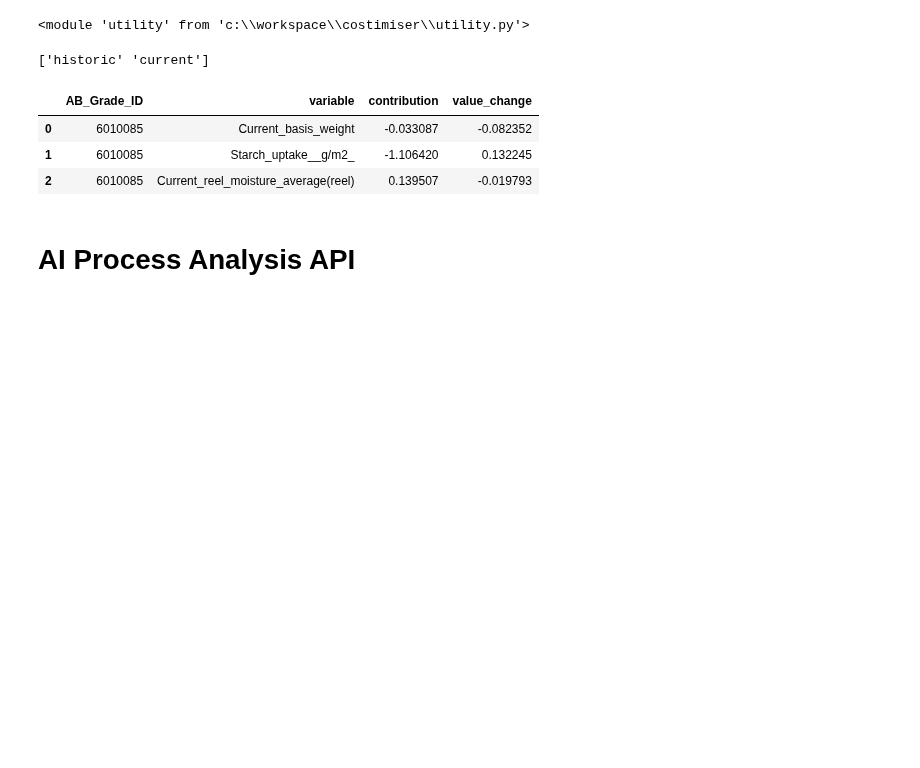
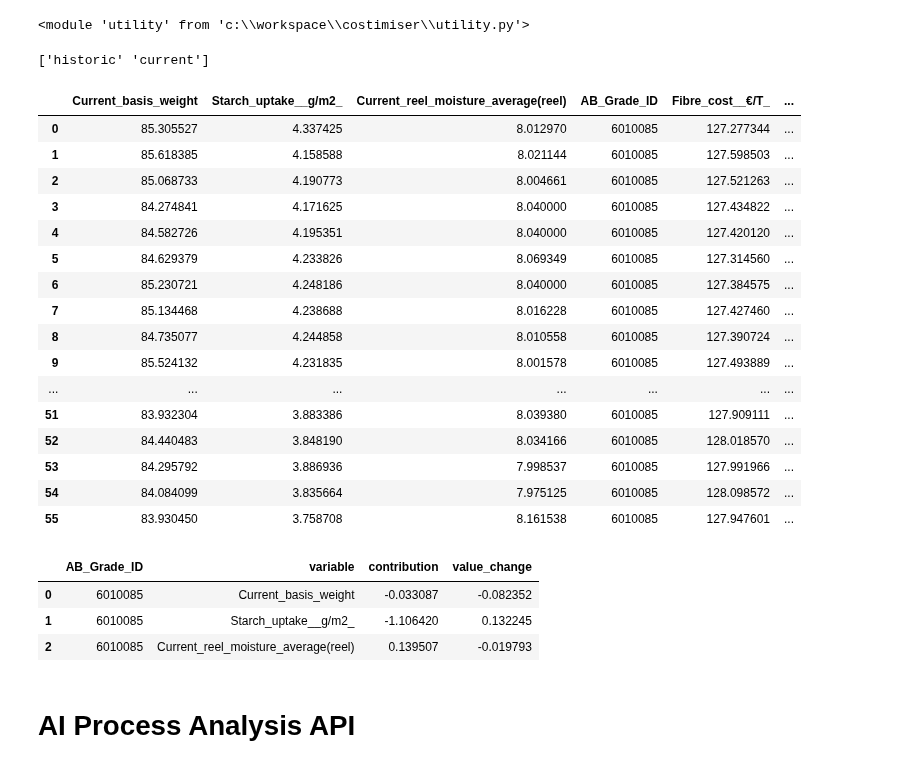
Before and after one commit to Miggon-dev/costimiser2, a Jupyter notebook: ai_process_analyst.ipynb, the cells around one changed output. Saved outputs shown, nothing was run; the diff lists cells and outputs as text; code cells hidden in the pictures; blank space fills up the shorter version.

```diff
--- a/ai_process_analyst.ipynb
+++ b/ai_process_analyst.ipynb
@@ -572,6 +1490,26 @@ for grade_drilldown in ["6010085", "3200115", "6010100", "6010120"][0:1]:
             fig.show()
 # %% [output]
 ['historic' 'current']
+# %%
+df1
+# %% [output]
+|  | Current_basis_weight | Starch_uptake__g/m2_ | Current_reel_moisture_average(reel) | AB_Grade_ID | Fibre_cost__€/T_ | ... |
+| 0 | 85.305527 | 4.337425 | 8.012970 | 6010085 | 127.277344 | ... |
+| 1 | 85.618385 | 4.158588 | 8.021144 | 6010085 | 127.598503 | ... |
+| 2 | 85.068733 | 4.190773 | 8.004661 | 6010085 | 127.521263 | ... |
+| 3 | 84.274841 | 4.171625 | 8.040000 | 6010085 | 127.434822 | ... |
+| 4 | 84.582726 | 4.195351 | 8.040000 | 6010085 | 127.420120 | ... |
+| 5 | 84.629379 | 4.233826 | 8.069349 | 6010085 | 127.314560 | ... |
+| 6 | 85.230721 | 4.248186 | 8.040000 | 6010085 | 127.384575 | ... |
+| 7 | 85.134468 | 4.238688 | 8.016228 | 6010085 | 127.427460 | ... |
+| 8 | 84.735077 | 4.244858 | 8.010558 | 6010085 | 127.390724 | ... |
+| 9 | 85.524132 | 4.231835 | 8.001578 | 6010085 | 127.493889 | ... |
+| ... | ... | ... | ... | ... | ... | ... |
+| 51 | 83.932304 | 3.883386 | 8.039380 | 6010085 | 127.909111 | ... |
+| 52 | 84.440483 | 3.848190 | 8.034166 | 6010085 | 128.018570 | ... |
+| 53 | 84.295792 | 3.886936 | 7.998537 | 6010085 | 127.991966 | ... |
+| 54 | 84.084099 | 3.835664 | 7.975125 | 6010085 | 128.098572 | ... |
+| 55 | 83.930450 | 3.758708 | 8.161538 | 6010085 | 127.947601 | ... |
 # %%
 shapley_contrib
 # %% [output]
```
Also changed, not shown: parts of 48 cells of this notebook, 17 other files.
